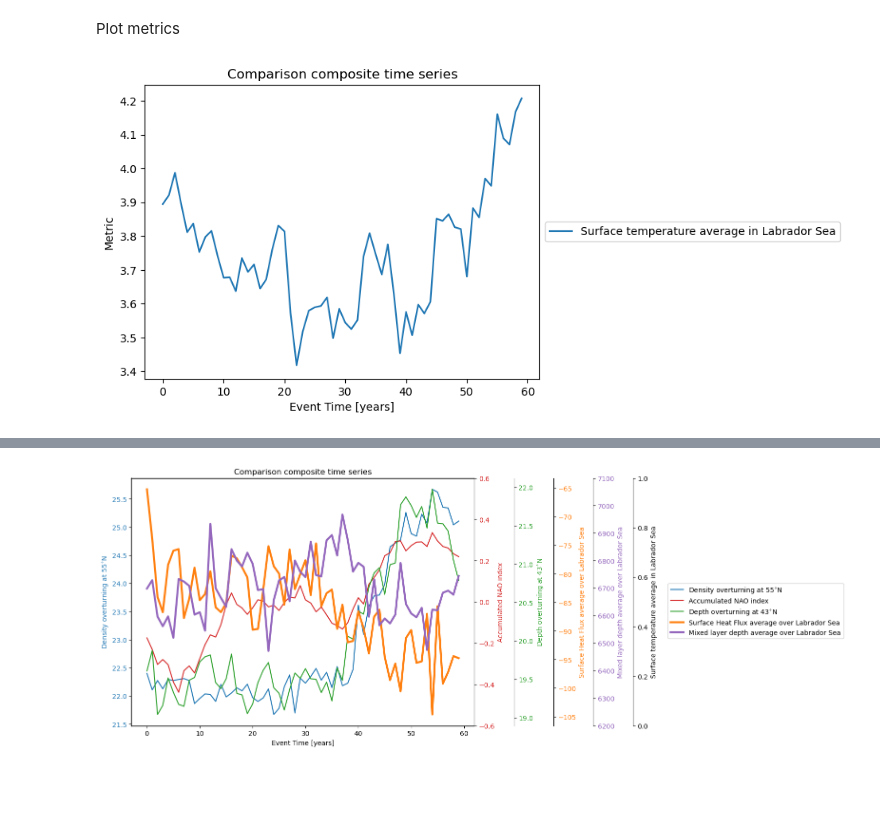
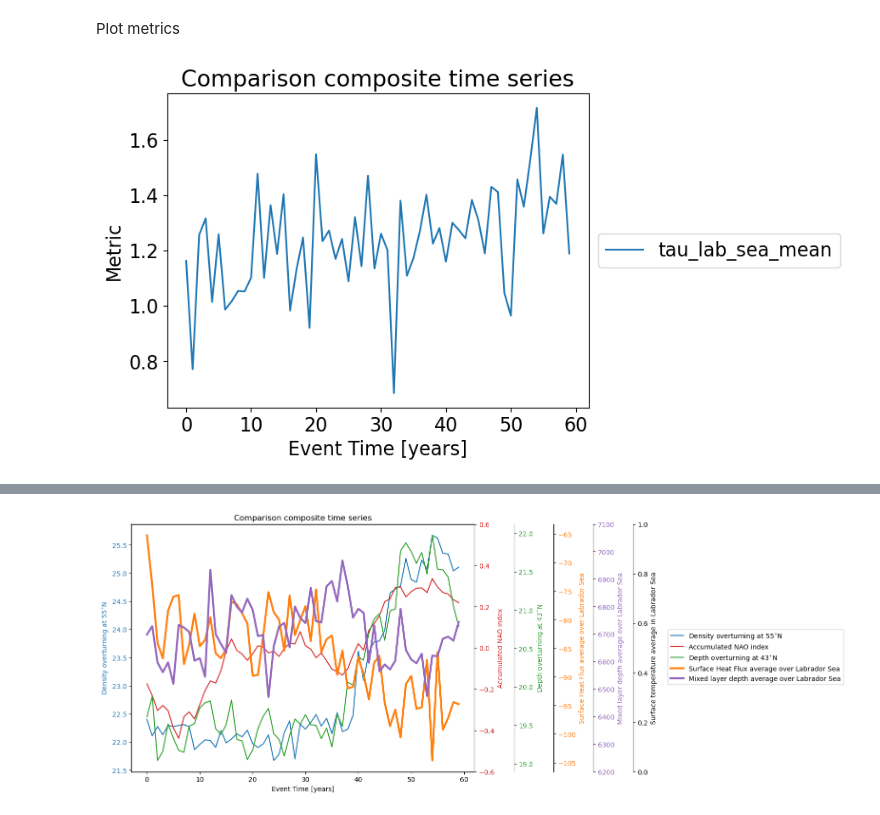
Before and after one commit to inagler/current, a Jupyter notebook: Compare_metrics_composites.ipynb, the cells around one changed output, grey strips where cells are left out. Cells and saved outputs as stored; diff of their text form; code cells hidden in the pictures; blank space fills up the shorter version.

Commit message:
continue to wrok on figures for paper

```diff
--- a/Compare_metrics_composites.ipynb
+++ b/Compare_metrics_composites.ipynb
@@ -68,22 +139,40 @@ Plot metrics
 # %%
 fig = plt.figure()
 
-#plt.plot(spg_dens_mean, label=r'Density overturning at 55$^{\circ}$N')
+#plt.plot(smoc_55N, label='smoc_55N')
+
+#plt.plot(dmoc_55N, label='dmoc_55N')
+
+#plt.plot(smoc_45N, label='smoc_45N')
+
+#plt.plot(dmoc_45N, label='dmoc_45N')
+
+#plt.plot(smoc_26N, label='smoc_26N')
+
+#plt.plot(dmoc_26N, label='dmoc_26N')
 
 #plt.plot(nao_mean, label=r'Accumulated NAO index')
 
-#plt.plot(dmoc_43N_mean, label=r'Depth overturning at 43$^{\circ}$N')
+#plt.plot(-shf_lab_sea_mean, label=r'Surface Heat Flux average in Labrador Sea')
 
-#plt.plot(shf_lab_sea_mean, label=r'Surface Heat Flux average in Labrador Sea')
+#plt.plot(hmxl_lab_sea_mean*1e-2, label=r'Mixed layer depth average in Labrador Sea')
 
-#plt.plot(hmxl_lab_sea_mean, label=r'Mixed layer depth average in Labrador Sea')
+#plt.plot(temp_surface_lab_mean, label=r'Surface temperature average in Labrador Sea')
 
-plt.plot(temp_surface_lab_mean, label=r'Surface temperature average in Labrador Sea')
+#plt.plot(temp_100_lab_mean, label=r'Upper 100m temperature average in Labrador Sea')
+
+#plt.plot(-bsf_min_spg, label=r'bsf_min_spg')
+
+#plt.plot(n_heat_45N, label=r'n_heat_45N')
+
+#plt.plot(sigma_lab_sea_mean, label=r'sigma_lab_sea_mean')
+
+plt.plot(tau_lab_sea_mean, label=r'tau_lab_sea_mean')
 
 plt.legend(loc='center left', bbox_to_anchor=(1, 0.5))
 plt.title(r'Comparison composite time series')
 plt.xlabel('Event Time [years]')
 plt.ylabel('Metric')
 plt.show()
 # %% [output]
-[figure, old version]
+[figure, new version]
```
Also changed, not shown: parts of 12 cells of this notebook, 9 other files.
